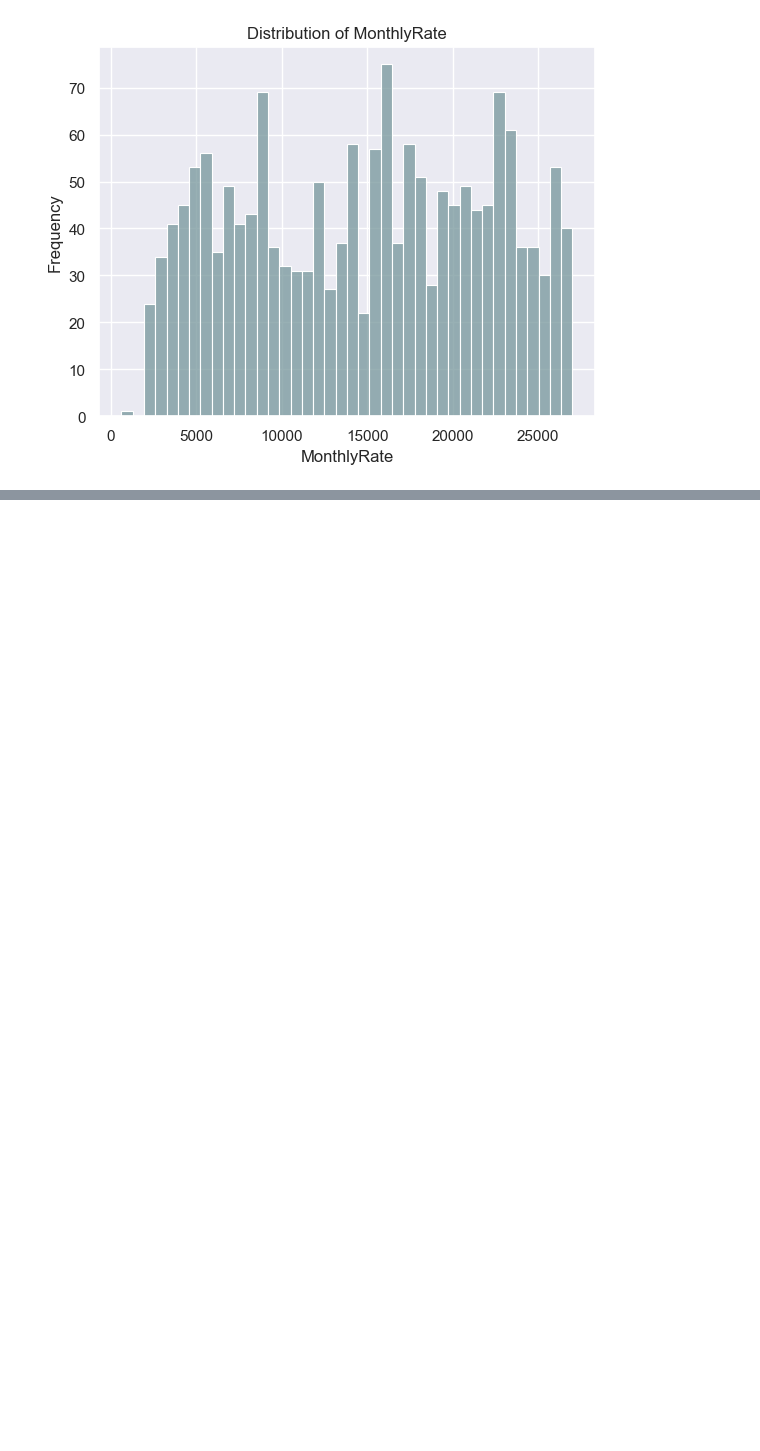
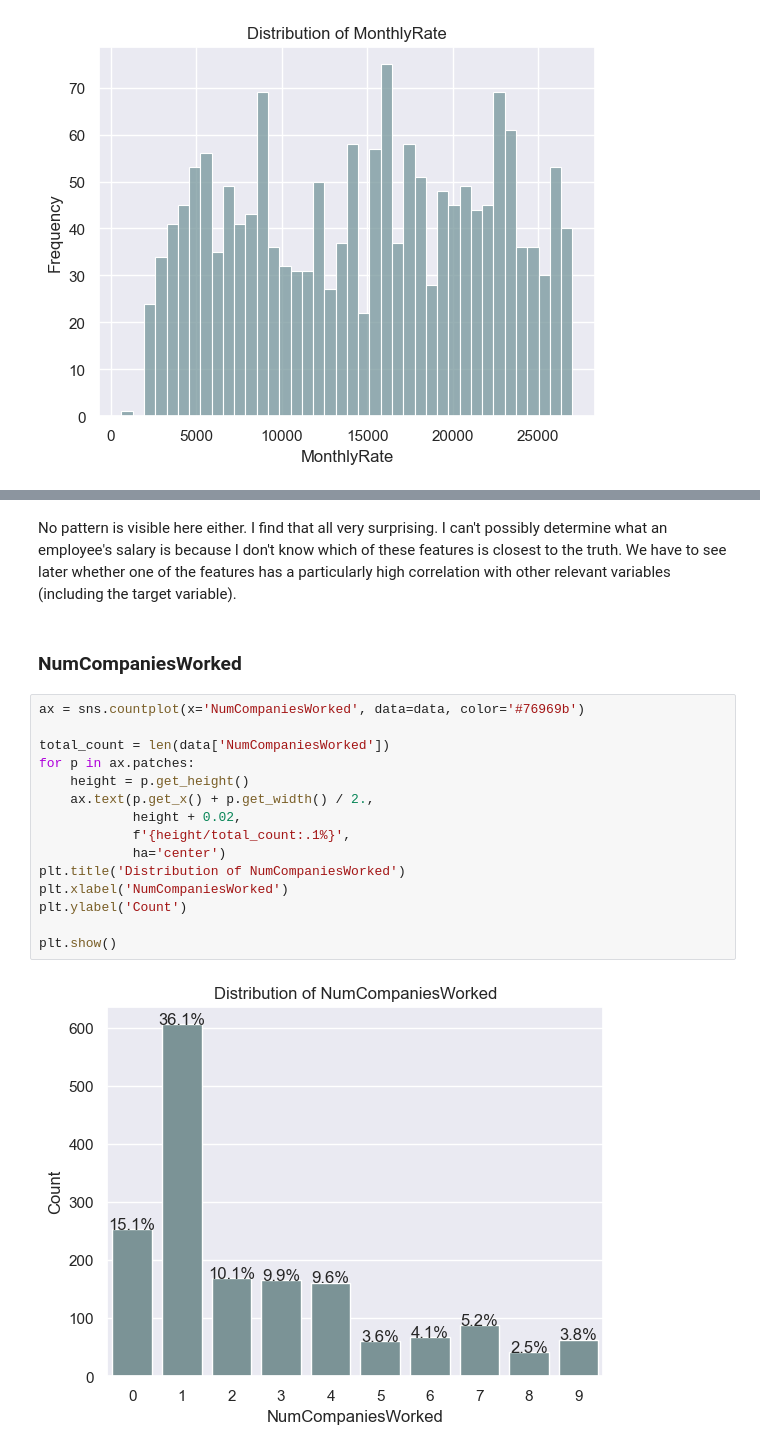
Before and after one commit to scheinmensch/Employee-Attrition, a Jupyter notebook: EDA.ipynb, the cells around one changed output, grey strips where cells are left out. Drawn from its saved outputs; the diff is of its cells as text; blank space fills up the shorter version.

```diff
--- a/EDA.ipynb
+++ b/EDA.ipynb
@@ -476,0 +527,21 @@ plt.show()
+# %% [markdown]
+No pattern is visible here either. I find that all very surprising. I can't possibly determine what an employee's salary is because I don't know which of these features is closest to the truth. We have to see later whether one of the features has a particularly high correlation with other relevant variables (including the target variable).
+# %% [markdown]
+### NumCompaniesWorked
+# %%
+ax = sns.countplot(x='NumCompaniesWorked', data=data, color='#76969b')
+
+total_count = len(data['NumCompaniesWorked'])
+for p in ax.patches:
+    height = p.get_height()
+    ax.text(p.get_x() + p.get_width() / 2.,
+            height + 0.02,
+            f'{height/total_count:.1%}',
+            ha='center')
+plt.title('Distribution of NumCompaniesWorked')
+plt.xlabel('NumCompaniesWorked')
+plt.ylabel('Count')
+
+plt.show()
+# %% [output]
+[figure, added]
```
Also changed, not shown: parts of 45 cells of this notebook.
